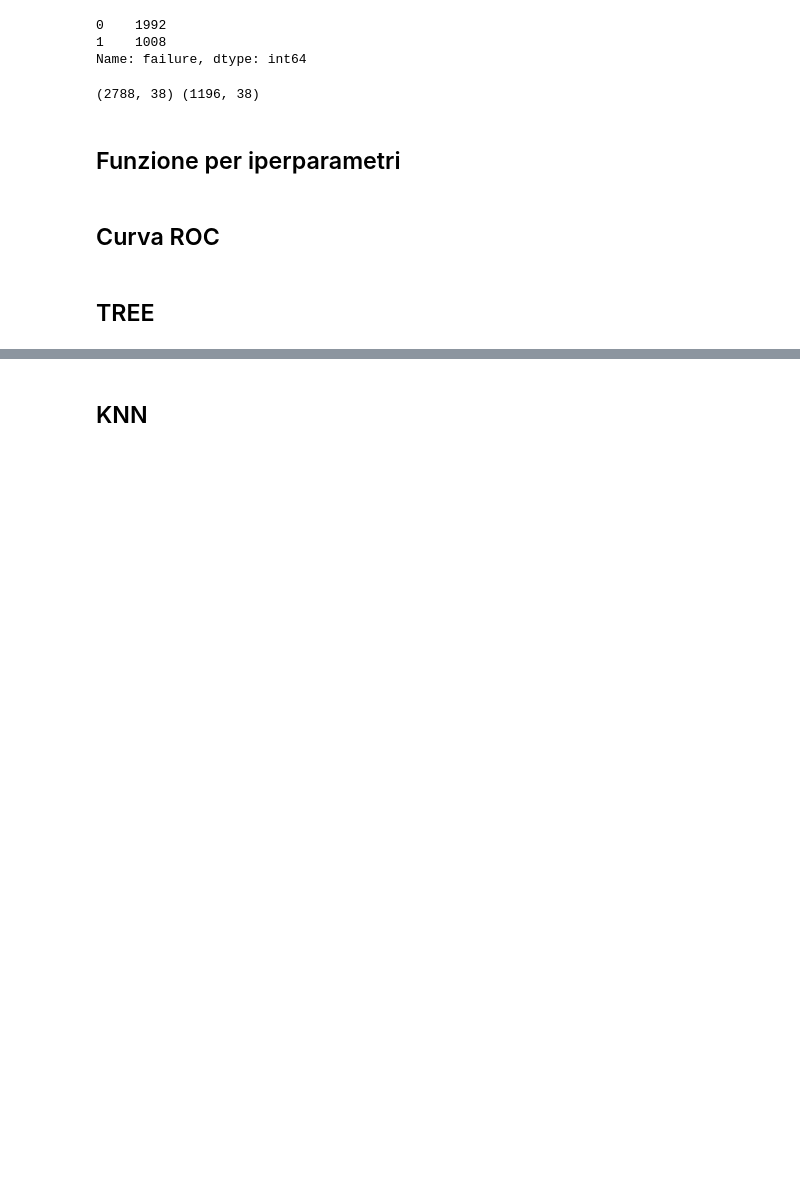
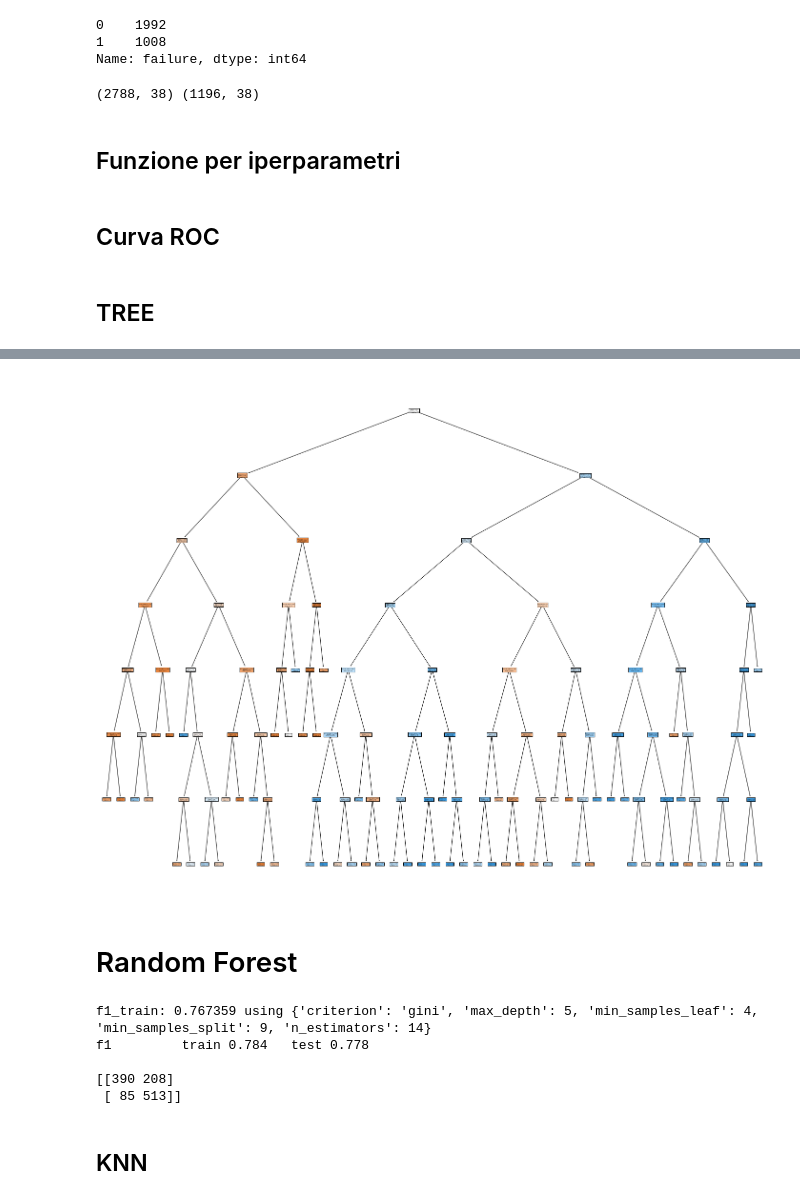
Before and after one commit to ludovicaverde/MachineLearing_project, a Jupyter notebook: projectml-comune.ipynb, the cells around one changed output, grey strips where cells are left out. Saved outputs shown, nothing was run; the diff lists cells and outputs as text; code cells hidden in the pictures; blank space fills up the shorter version.

```diff
--- a/projectml-comune.ipynb
+++ b/projectml-comune.ipynb
@@ -394,5 +452,5 @@ weighted avg       0.71      0.71      0.71      1196
 # %%
-model_Tree= DecisionTreeClassifier(criterion= 'gini', max_depth= 4, min_samples_leaf= 20, min_samples_split= 5)
+model_Tree= DecisionTreeClassifier(criterion= 'entropy', max_depth= 7, min_samples_leaf= 10, min_samples_split= 5)
 # %%
 #curva ROC
 fpr1,tpr1=roc(model_Tree,X_train,y_train,X_test,y_test)
@@ -402,3 +484,32 @@ AUC: 0.76
+# %%
+fig = plt.figure(figsize=(25,20))
+_ = tree.plot_tree(model_Tree,
+                   feature_names=X_test.columns.tolist(),
+                   class_names=['0','1'],
+                   filled=True)
+# %% [output]
+[figure, added]
+# %% [markdown]
+# Random Forest
+# %%
+from sklearn.ensemble import RandomForestClassifier
+
+
+classifier= RandomForestClassifier()
+parameters = {'n_estimators' :     np.arange(1,15,1),
+              'criterion' :        ['entropy', 'gini'],
+              'max_depth' :        np.arange(2,6,1),
+              'min_samples_split': np.arange(3,10,1),
+              'min_samples_leaf' : np.arange(3,10,1)
+             };
+
+hyperp_search(classifier,parameters)
+# %% [output]
+f1_train: 0.767359 using {'criterion': 'gini', 'max_depth': 5, 'min_samples_leaf': 4, 'min_samples_split': 9, 'n_estimators': 14}
+f1         train 0.784   test 0.778
+
+[[390 208]
+ [ 85 513]]
 # %% [markdown]
 ## KNN
 # %%
```
Also changed, not shown: parts of 40 cells of this notebook.
